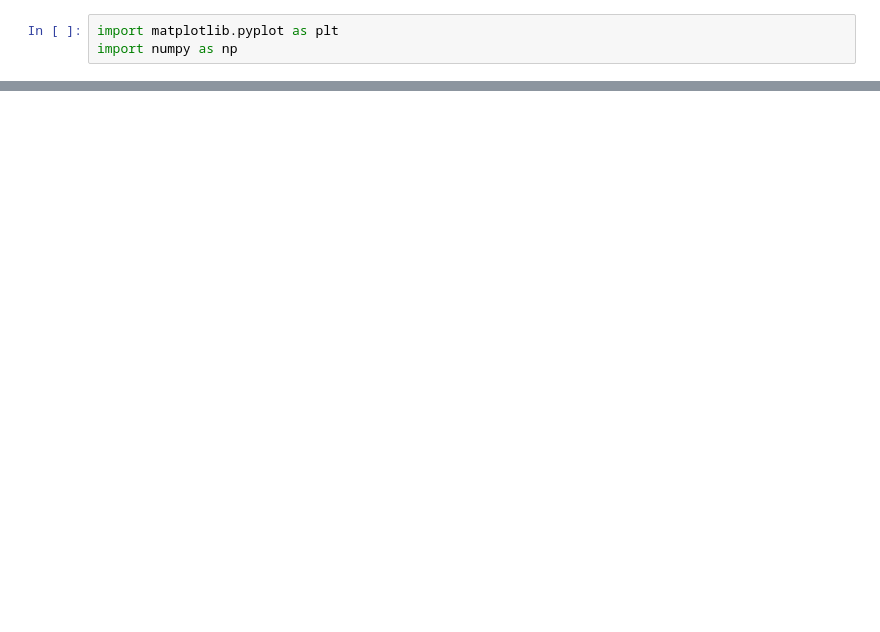
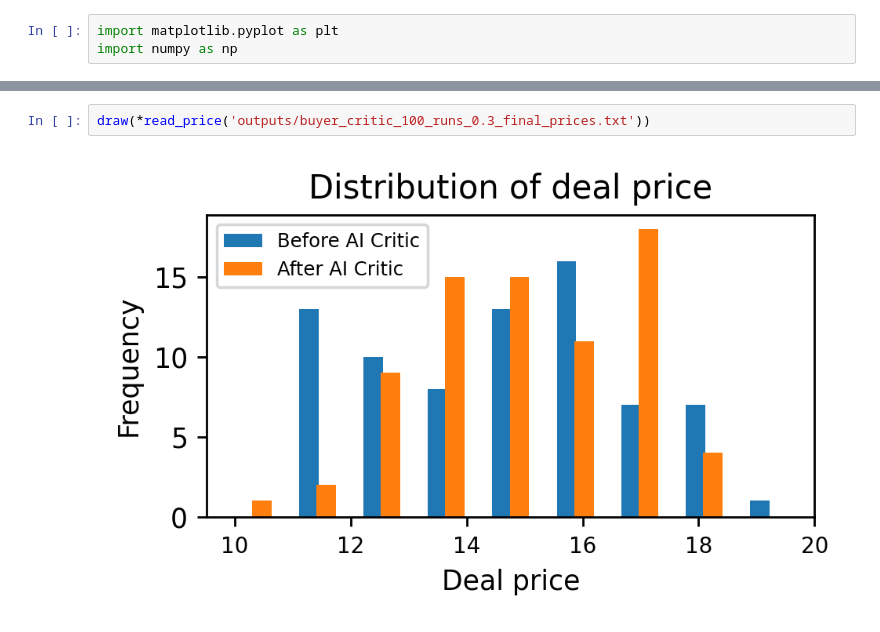
Before and after one commit to FranxYao/GPT-Bargaining, a Jupyter notebook: draw_prices.ipynb, the cells around one changed output, grey strips where cells are left out. Cells and saved outputs as stored; diff of their text form; blank space fills up the shorter version.

```diff
--- a/draw_prices.ipynb
+++ b/draw_prices.ipynb
@@ -42,0 +60,4 @@ plt.show()
+# %%
+draw(*read_price('outputs/buyer_critic_100_runs_0.3_final_prices.txt'))
+# %% [output]
+[figure, added]
```
Also changed, not shown: parts of 22 cells of this notebook, 16 other files.
